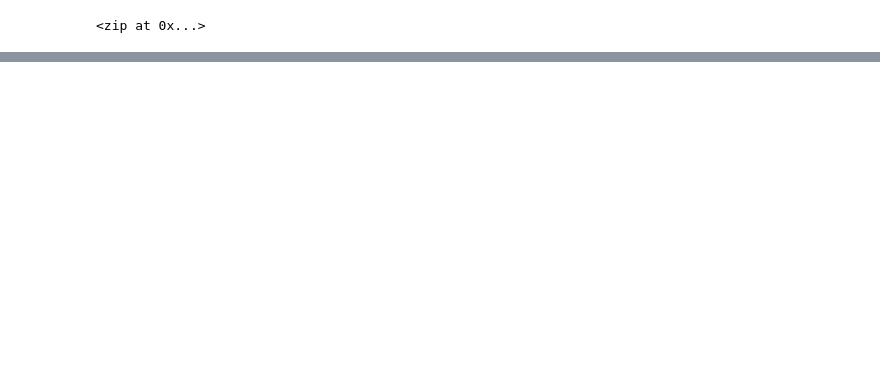
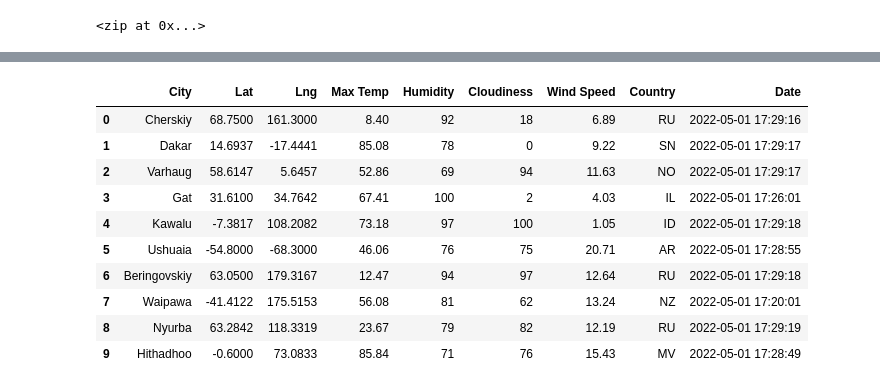
Before and after one commit to SReid704/World_Weather_Analysis, a Jupyter notebook: WeatherPy.ipynb, the cells around one changed output, grey strips where cells are left out. Cells and saved outputs as stored; diff of their text form; code cells hidden in the pictures; blank space fills up the shorter version.

Commit message:
Adding WeatherPy.ipynb and .gitignore

```diff
--- a/WeatherPy.ipynb
+++ b/WeatherPy.ipynb
@@ -64,0 +77,4 @@ len(cities)
+# %%
+# Starting URL for Weather Map API Call.
+url = "http://api.openweathermap.org/data/2.5/weather?units=Imperial&APPID=" + weather_api_key
+print(url)
@@ -64,0 +83,4 @@ len(cities)
+# %%
+# Create an endpoint URL for a city.
+city_url = url + "&q=" + "Boston"
+print(city_url)
@@ -64,0 +169,18 @@ len(cities)
+# %%
+# 6.2.7
+
+# Convert the array of dictionaries to a Pandas DataFrame.
+city_data_df = pd.DataFrame(city_data)
+city_data_df.head(10)
+# %% [output]
+|  | City | Lat | Lng | Max Temp | Humidity | Cloudiness | Wind Speed | Country | Date |
+| 0 | Cherskiy | 68.7500 | 161.3000 | 8.40 | 92 | 18 | 6.89 | RU | 2022-05-01 17:29:16 |
+| 1 | Dakar | 14.6937 | -17.4441 | 85.08 | 78 | 0 | 9.22 | SN | 2022-05-01 17:29:17 |
+| 2 | Varhaug | 58.6147 | 5.6457 | 52.86 | 69 | 94 | 11.63 | NO | 2022-05-01 17:29:17 |
+| 3 | Gat | 31.6100 | 34.7642 | 67.41 | 100 | 2 | 4.03 | IL | 2022-05-01 17:26:01 |
+| 4 | Kawalu | -7.3817 | 108.2082 | 73.18 | 97 | 100 | 1.05 | ID | 2022-05-01 17:29:18 |
+| 5 | Ushuaia | -54.8000 | -68.3000 | 46.06 | 76 | 75 | 20.71 | AR | 2022-05-01 17:28:55 |
+| 6 | Beringovskiy | 63.0500 | 179.3167 | 12.47 | 94 | 97 | 12.64 | RU | 2022-05-01 17:29:18 |
+| 7 | Waipawa | -41.4122 | 175.5153 | 56.08 | 81 | 62 | 13.24 | NZ | 2022-05-01 17:20:01 |
+| 8 | Nyurba | 63.2842 | 118.3319 | 23.67 | 79 | 82 | 12.19 | RU | 2022-05-01 17:29:19 |
+| 9 | Hithadhoo | -0.6000 | 73.0833 | 85.84 | 71 | 76 | 15.43 | MV | 2022-05-01 17:28:49 |
```
Also changed, not shown: parts of 9 cells of this notebook, 1 other file.
